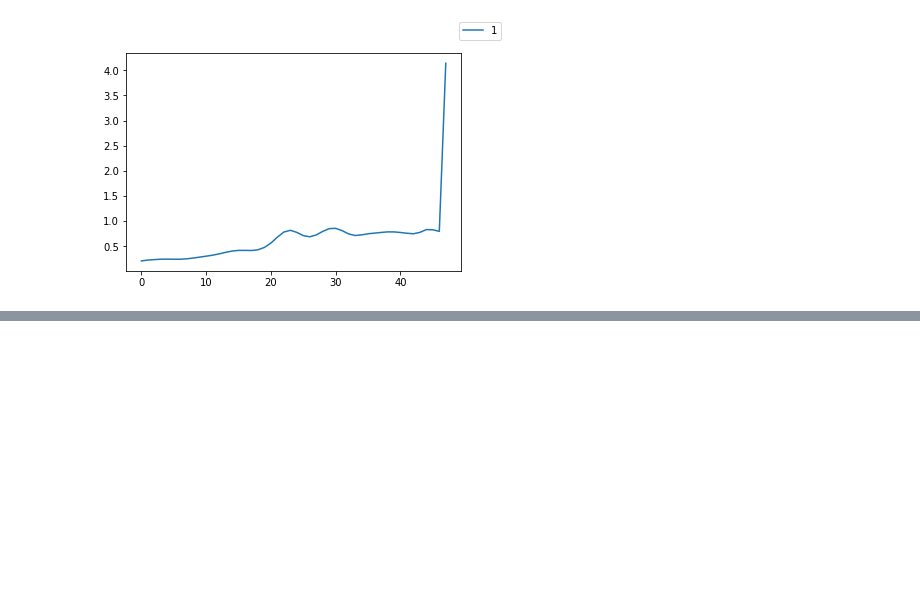
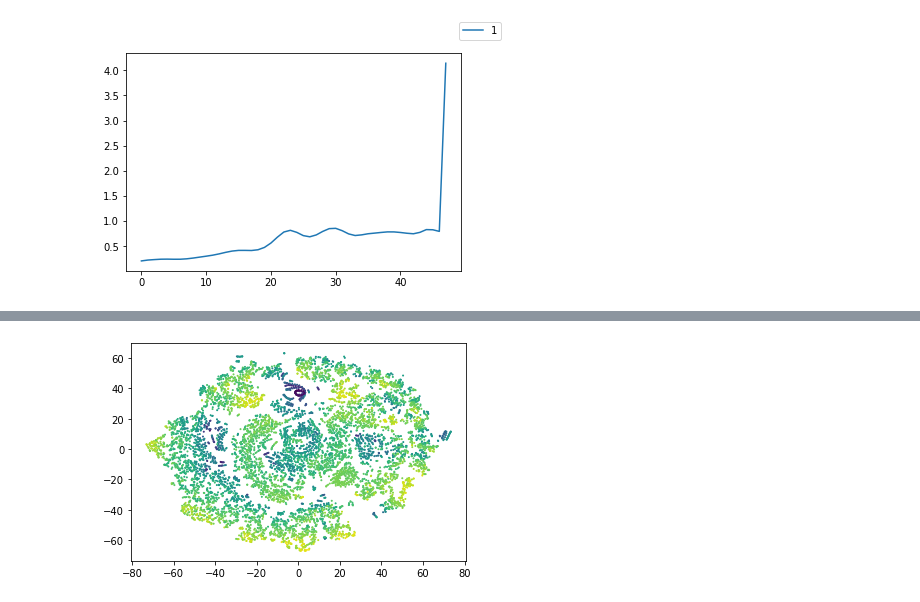
Before and after one commit to raweon1/Forecast, a Jupyter notebook: source/Seq_Forecast.ipynb, the cells around one changed output, grey strips where cells are left out. Cells and saved outputs as stored; diff of their text form; code cells hidden in the pictures; blank space fills up the shorter version.

```diff
--- a/source/Seq_Forecast.ipynb
+++ b/source/Seq_Forecast.ipynb
@@ -552,0 +576,7 @@ plt.scatter(X_embedded[:,0], X_embedded[:,1], s=1)
+# %%
+weights = np.ones(48)
+weights[-1] = 48
+plt.scatter(X_embedded[:,0], X_embedded[:,1], c=np.average(test_inputs[:X_embedded.shape[0]].reshape(-1, 48), axis=1, weights=weights), s=1)
+plt.viridis()
+# %% [output]
+[figure, added]
```
Also changed, not shown: parts of 6 cells of this notebook.
